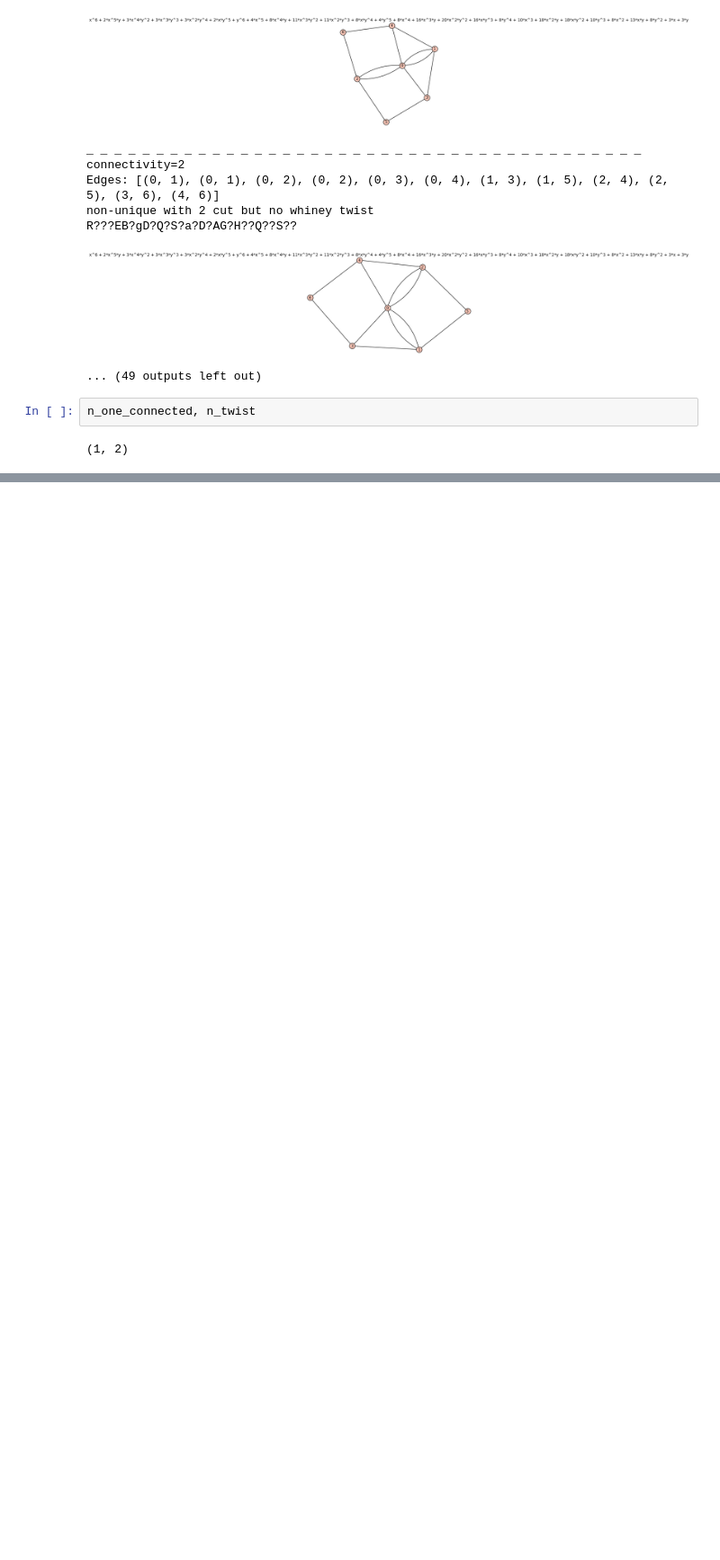
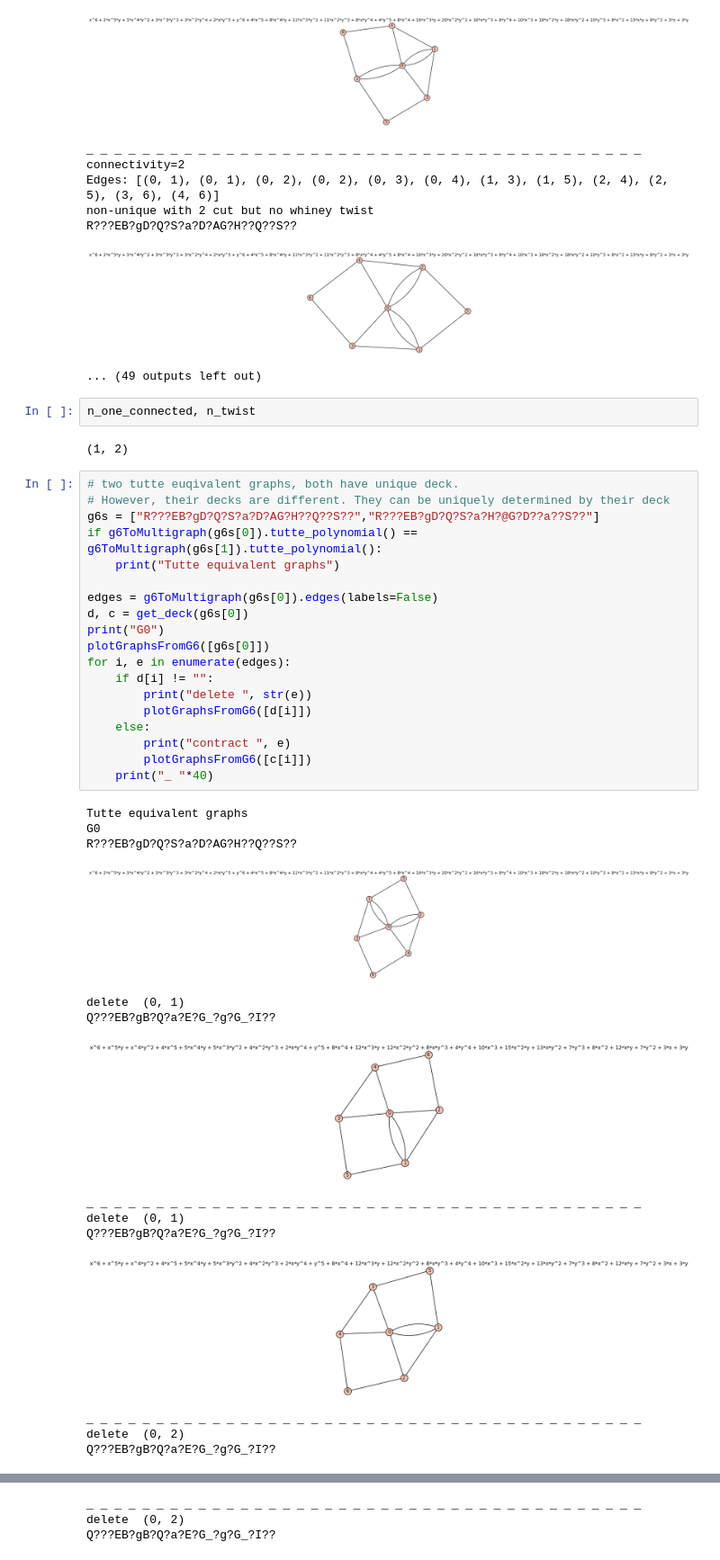
Before and after one commit to JessieHex/tutte_polynomial, a Jupyter notebook: 30 graphs that have unique decks but are not TU.ipynb, the cells around one changed output, grey strips where cells are left out. Shown at 90% size. Cells and saved outputs as stored; diff of their text form; blank space fills up the shorter version.

Commit message:
plot decks of 2 tutte eq graphs

```diff
--- a/30 graphs that have unique decks but are not TU.ipynb
+++ b/30 graphs that have unique decks but are not TU.ipynb
@@ -492,3 +492,37 @@ R???EB?gD?Q?S?a?D?AG?H??Q??S??
 n_one_connected, n_twist
 # %% [output]
 (1, 2)
+# %%
+# two tutte euqivalent graphs, both have unique deck.
+# However, their decks are different. They can be uniquely determined by their deck
+g6s = ["R???EB?gD?Q?S?a?D?AG?H??Q??S??","R???EB?gD?Q?S?a?H?@G?D??a??S??"]
+if g6ToMultigraph(g6s[0]).tutte_polynomial() == g6ToMultigraph(g6s[1]).tutte_polynomial():
+    print("Tutte equivalent graphs")
+
+edges = g6ToMultigraph(g6s[0]).edges(labels=False)
+d, c = get_deck(g6s[0])
+print("G0")
+plotGraphsFromG6([g6s[0]])
+for i, e in enumerate(edges):
+    if d[i] != "":
+        print("delete ", str(e))
+        plotGraphsFromG6([d[i]])
+    else:
+        print("contract ", e)
+        plotGraphsFromG6([c[i]])
+    print("_ "*40)
+# %% [output]
+Tutte equivalent graphs
+G0
+R???EB?gD?Q?S?a?D?AG?H??Q??S??
+[figure, added]
+delete  (0, 1)
+Q???EB?gB?Q?a?E?G_?g?G_?I??
+[figure, added]
+_ _ _ _ _ _ _ _ _ _ _ _ _ _ _ _ _ _ _ _ _ _ _ _ _ _ _ _ _ _ _ _ _ _ _ _ _ _ _ _
+delete  (0, 1)
+Q???EB?gB?Q?a?E?G_?g?G_?I??
+[figure, added]
+_ _ _ _ _ _ _ _ _ _ _ _ _ _ _ _ _ _ _ _ _ _ _ _ _ _ _ _ _ _ _ _ _ _ _ _ _ _ _ _
+delete  (0, 2)
+Q???EB?gB?Q?a?E?G_?g?G_?I??
@@ -494,0 +530,3 @@ n_one_connected, n_twist
+_ _ _ _ _ _ _ _ _ _ _ _ _ _ _ _ _ _ _ _ _ _ _ _ _ _ _ _ _ _ _ _ _ _ _ _ _ _ _ _
+delete  (0, 2)
+Q???EB?gB?Q?a?E?G_?g?G_?I??
```
Also changed, not shown: parts of 2 cells of this notebook.
